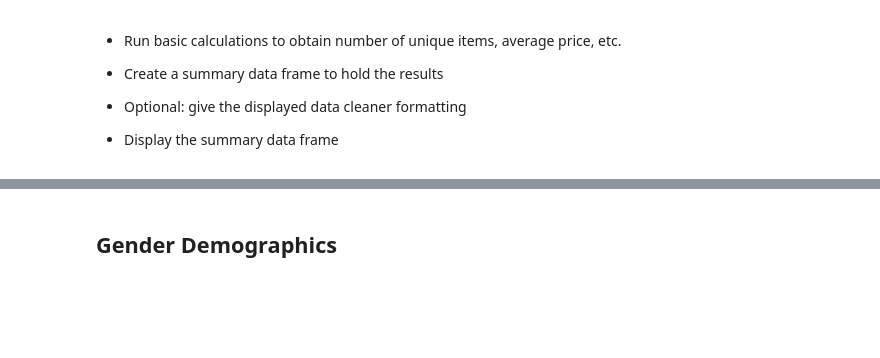
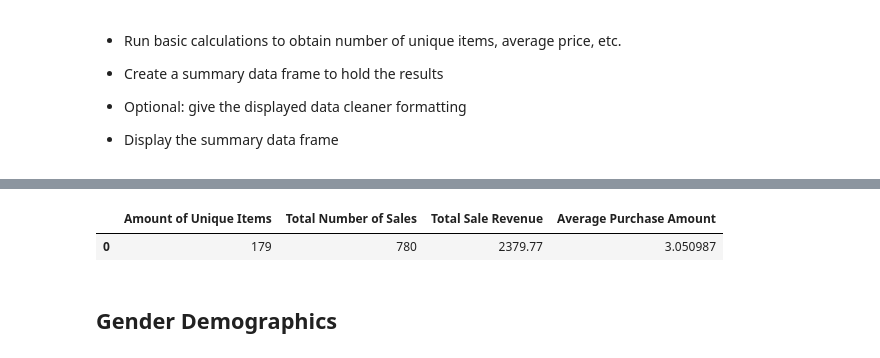
Before and after one commit to josephchancey/Game-Studio-Data-Analysis, a Jupyter notebook: HeroesOfPymoli_game_analysis.ipynb, the cells around one changed output, grey strips where cells are left out. Drawn from its saved outputs; the diff is of its cells as text; code cells hidden in the pictures; blank space fills up the shorter version.

```diff
--- a/HeroesOfPymoli_game_analysis.ipynb
+++ b/HeroesOfPymoli_game_analysis.ipynb
@@ -97,0 +55,16 @@ total_analysis_summary_df.style.hide_index()
+# %%
+# Gathering Number of Items and Filtering Out Diplicates
+# Number of Unique Items
+unique_items = len(purchase_data['Item Name'].value_counts())
+
+# Total Number of Sales
+total_sales = purchase_data['Purchase ID'].count()
+
+# Sum of All Sales
+sum_sales = purchase_data['Price'].sum()
+
+# Average Price of Purchase in In-Game-Shop
+avg_purchase = purchase_data['Price'].mean()
+
+# Statistics On The Total Sales
+purchase_data['Price'].describe()
@@ -98,3 +81,13 @@ total_analysis_summary_df.style.hide_index()
+# %%
+# Summary DataFrame for Purchases
+purchase_summary = pd.DataFrame({"Amount of Unique Items": [unique_items],
+                                "Total Number of Sales": [total_sales],
+                                "Total Sale Revenue": [sum_sales],
+                                "Average Purchase Amount": [avg_purchase]})
+purchase_summary
+# %% [output]
+|  | Amount of Unique Items | Total Number of Sales | Total Sale Revenue | Average Purchase Amount |
+| 0 | 179 | 780 | 2379.77 | 3.050987 |
 # %% [markdown]
 ## Gender Demographics
 # %% [markdown]
```
Also changed, not shown: parts of 15 cells of this notebook.
